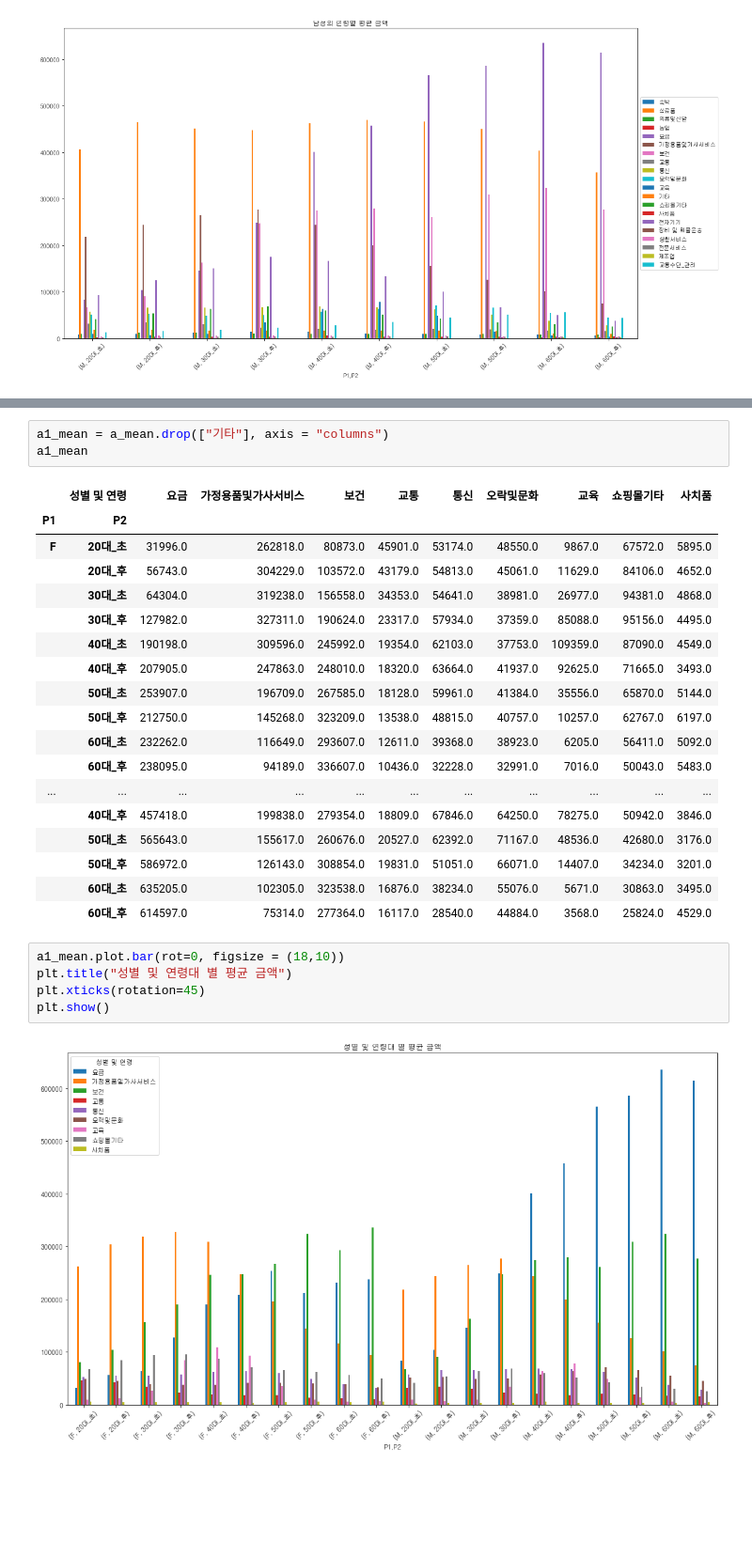
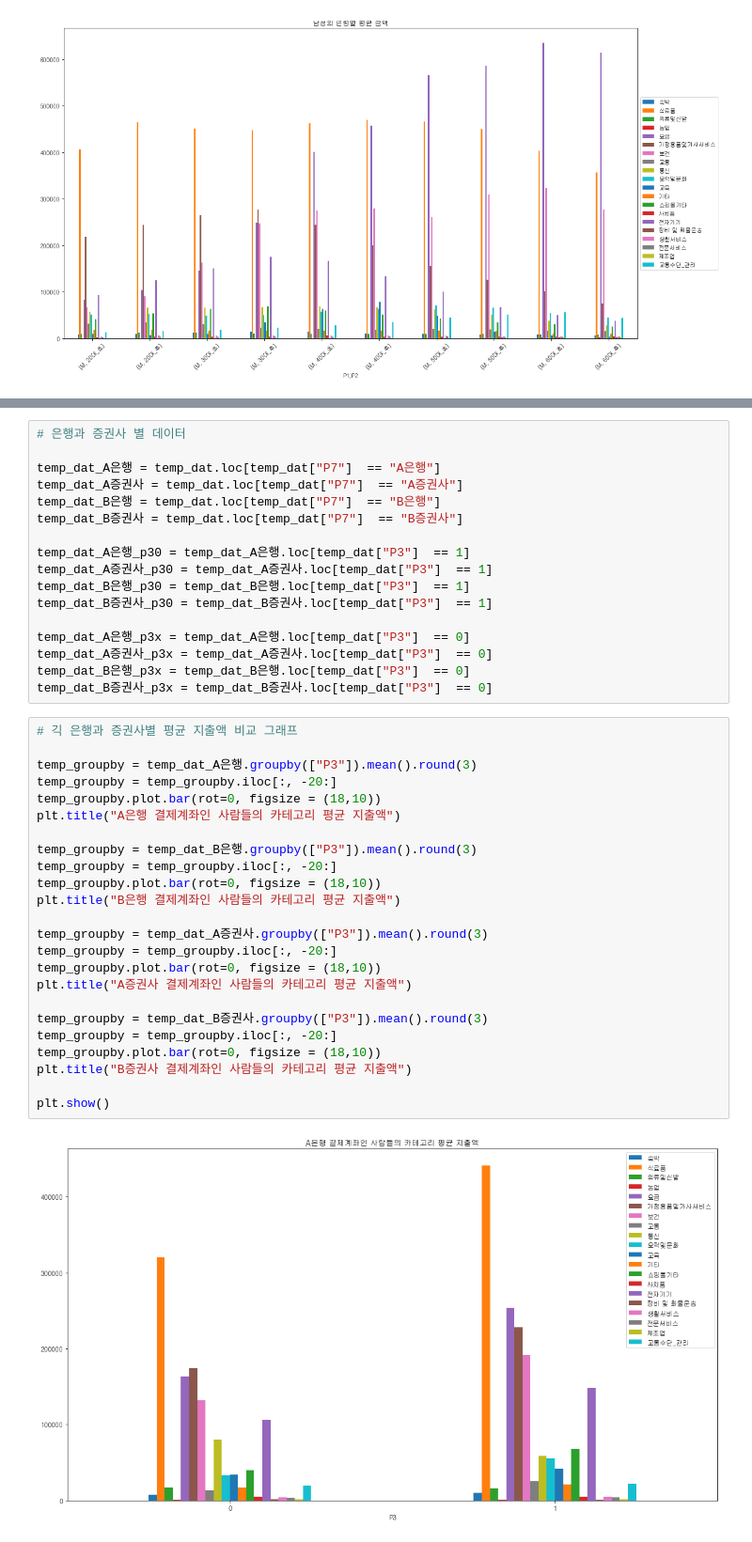
Before and after one commit to Sin-bik-hae/data-analysis, a Jupyter notebook: tabot/해커톤.ipynb, the cells around one changed output, grey strips where cells are left out. Shown at 94% size. Drawn from its saved outputs; the diff is of its cells as text; blank space fills up the shorter version.

```diff
--- a/tabot/해커톤.ipynb
+++ b/tabot/해커톤.ipynb
@@ -151,29 +205,43 @@ plt.show()
-# %%
-a1_mean = a_mean.drop(["기타"], axis = "columns")
-a1_mean
-# %% [output]
-|  | 성별 및 연령 | 요금 | 가정용품및가사서비스 | 보건 | 교통 | 통신 | 오락및문화 | 교육 | 쇼핑몰기타 | 사치품 |
-| P1 | P2 |  |  |  |  |  |  |  |  |  |
-| F | 20대_초 | 31996.0 | 262818.0 | 80873.0 | 45901.0 | 53174.0 | 48550.0 | 9867.0 | 67572.0 | 5895.0 |
-|  | 20대_후 | 56743.0 | 304229.0 | 103572.0 | 43179.0 | 54813.0 | 45061.0 | 11629.0 | 84106.0 | 4652.0 |
-|  | 30대_초 | 64304.0 | 319238.0 | 156558.0 | 34353.0 | 54641.0 | 38981.0 | 26977.0 | 94381.0 | 4868.0 |
-|  | 30대_후 | 127982.0 | 327311.0 | 190624.0 | 23317.0 | 57934.0 | 37359.0 | 85088.0 | 95156.0 | 4495.0 |
-|  | 40대_초 | 190198.0 | 309596.0 | 245992.0 | 19354.0 | 62103.0 | 37753.0 | 109359.0 | 87090.0 | 4549.0 |
-|  | 40대_후 | 207905.0 | 247863.0 | 248010.0 | 18320.0 | 63664.0 | 41937.0 | 92625.0 | 71665.0 | 3493.0 |
-|  | 50대_초 | 253907.0 | 196709.0 | 267585.0 | 18128.0 | 59961.0 | 41384.0 | 35556.0 | 65870.0 | 5144.0 |
-|  | 50대_후 | 212750.0 | 145268.0 | 323209.0 | 13538.0 | 48815.0 | 40757.0 | 10257.0 | 62767.0 | 6197.0 |
-|  | 60대_초 | 232262.0 | 116649.0 | 293607.0 | 12611.0 | 39368.0 | 38923.0 | 6205.0 | 56411.0 | 5092.0 |
-|  | 60대_후 | 238095.0 | 94189.0 | 336607.0 | 10436.0 | 32228.0 | 32991.0 | 7016.0 | 50043.0 | 5483.0 |
-| ... | ... | ... | ... | ... | ... | ... | ... | ... | ... | ... |
-|  | 40대_후 | 457418.0 | 199838.0 | 279354.0 | 18809.0 | 67846.0 | 64250.0 | 78275.0 | 50942.0 | 3846.0 |
-|  | 50대_초 | 565643.0 | 155617.0 | 260676.0 | 20527.0 | 62392.0 | 71167.0 | 48536.0 | 42680.0 | 3176.0 |
-|  | 50대_후 | 586972.0 | 126143.0 | 308854.0 | 19831.0 | 51051.0 | 66071.0 | 14407.0 | 34234.0 | 3201.0 |
-|  | 60대_초 | 635205.0 | 102305.0 | 323538.0 | 16876.0 | 38234.0 | 55076.0 | 5671.0 | 30863.0 | 3495.0 |
-|  | 60대_후 | 614597.0 | 75314.0 | 277364.0 | 16117.0 | 28540.0 | 44884.0 | 3568.0 | 25824.0 | 4529.0 |
-# %%
-a1_mean.plot.bar(rot=0, figsize = (18,10))
-plt.title("성별 및 연령대 별 평균 금액")
-plt.xticks(rotation=45)
-plt.show()
-# %% [output]
-[figure, removed]
+# %%
+# 은행과 증권사 별 데이터
+
+temp_dat_A은행 = temp_dat.loc[temp_dat["P7"]  == "A은행"]
+temp_dat_A증권사 = temp_dat.loc[temp_dat["P7"]  == "A증권사"]
+temp_dat_B은행 = temp_dat.loc[temp_dat["P7"]  == "B은행"]
+temp_dat_B증권사 = temp_dat.loc[temp_dat["P7"]  == "B증권사"]
+
+temp_dat_A은행_p30 = temp_dat_A은행.loc[temp_dat["P3"]  == 1]
+temp_dat_A증권사_p30 = temp_dat_A증권사.loc[temp_dat["P3"]  == 1]
+temp_dat_B은행_p30 = temp_dat_B은행.loc[temp_dat["P3"]  == 1]
+temp_dat_B증권사_p30 = temp_dat_B증권사.loc[temp_dat["P3"]  == 1]
+
+temp_dat_A은행_p3x = temp_dat_A은행.loc[temp_dat["P3"]  == 0]
+temp_dat_A증권사_p3x = temp_dat_A증권사.loc[temp_dat["P3"]  == 0]
+temp_dat_B은행_p3x = temp_dat_B은행.loc[temp_dat["P3"]  == 0]
+temp_dat_B증권사_p3x = temp_dat_B증권사.loc[temp_dat["P3"]  == 0]
+# %%
+# 긱 은행과 증권사별 평균 지출액 비교 그래프
+
+temp_groupby = temp_dat_A은행.groupby(["P3"]).mean().round(3)
+temp_groupby = temp_groupby.iloc[:, -20:]
+temp_groupby.plot.bar(rot=0, figsize = (18,10))
+plt.title("A은행 결제계좌인 사람들의 카테고리 평균 지출액")
+
+temp_groupby = temp_dat_B은행.groupby(["P3"]).mean().round(3)
+temp_groupby = temp_groupby.iloc[:, -20:]
+temp_groupby.plot.bar(rot=0, figsize = (18,10))
+plt.title("B은행 결제계좌인 사람들의 카테고리 평균 지출액")
+
+temp_groupby = temp_dat_A증권사.groupby(["P3"]).mean().round(3)
+temp_groupby = temp_groupby.iloc[:, -20:]
+temp_groupby.plot.bar(rot=0, figsize = (18,10))
+plt.title("A증권사 결제계좌인 사람들의 카테고리 평균 지출액")
+
+temp_groupby = temp_dat_B증권사.groupby(["P3"]).mean().round(3)
+temp_groupby = temp_groupby.iloc[:, -20:]
+temp_groupby.plot.bar(rot=0, figsize = (18,10))
+plt.title("B증권사 결제계좌인 사람들의 카테고리 평균 지출액")
+
+plt.show()
+# %% [output]
+[figure, added]
```
Also changed, not shown: parts of 8 cells of this notebook, 1 other file.
